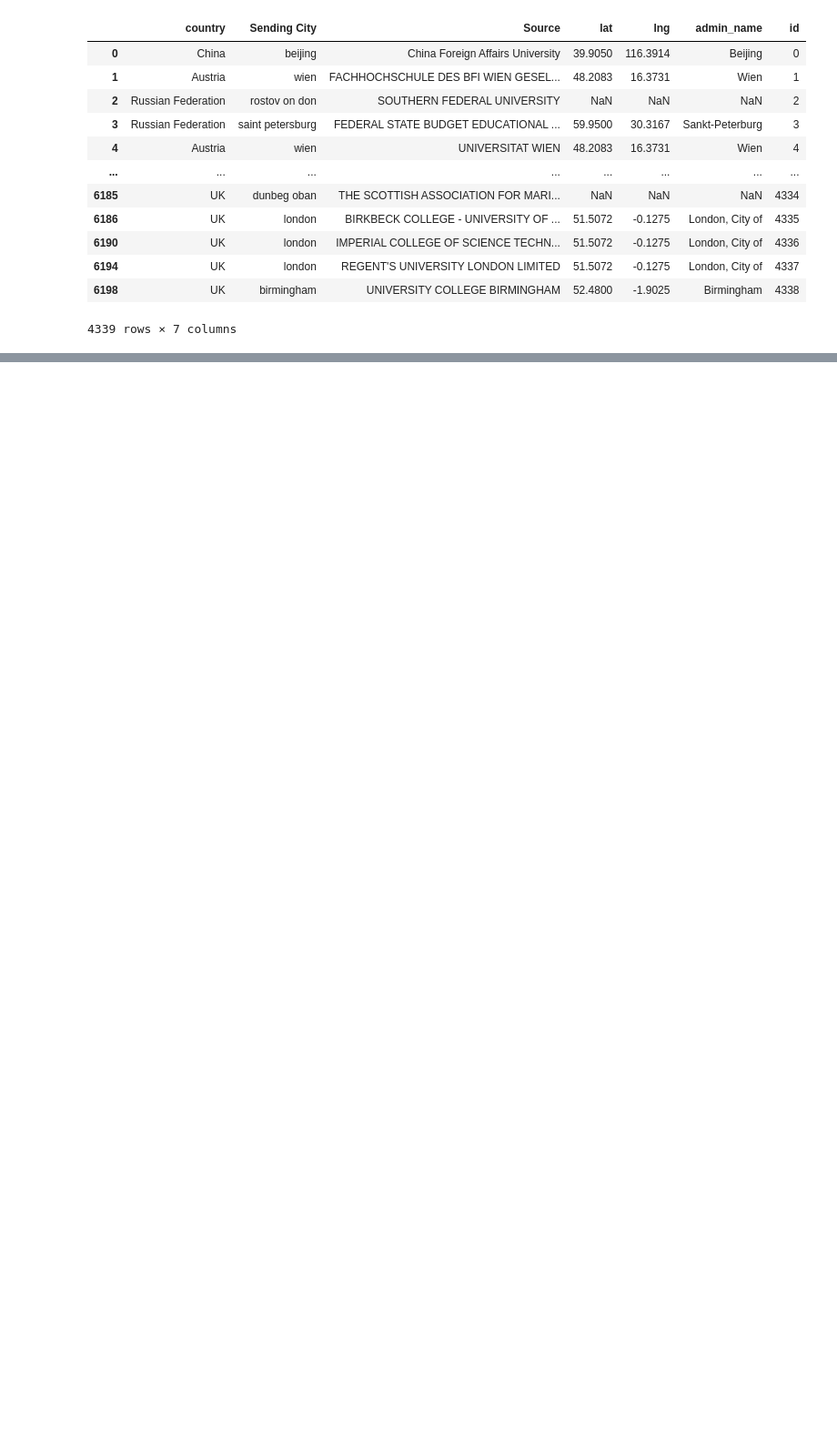
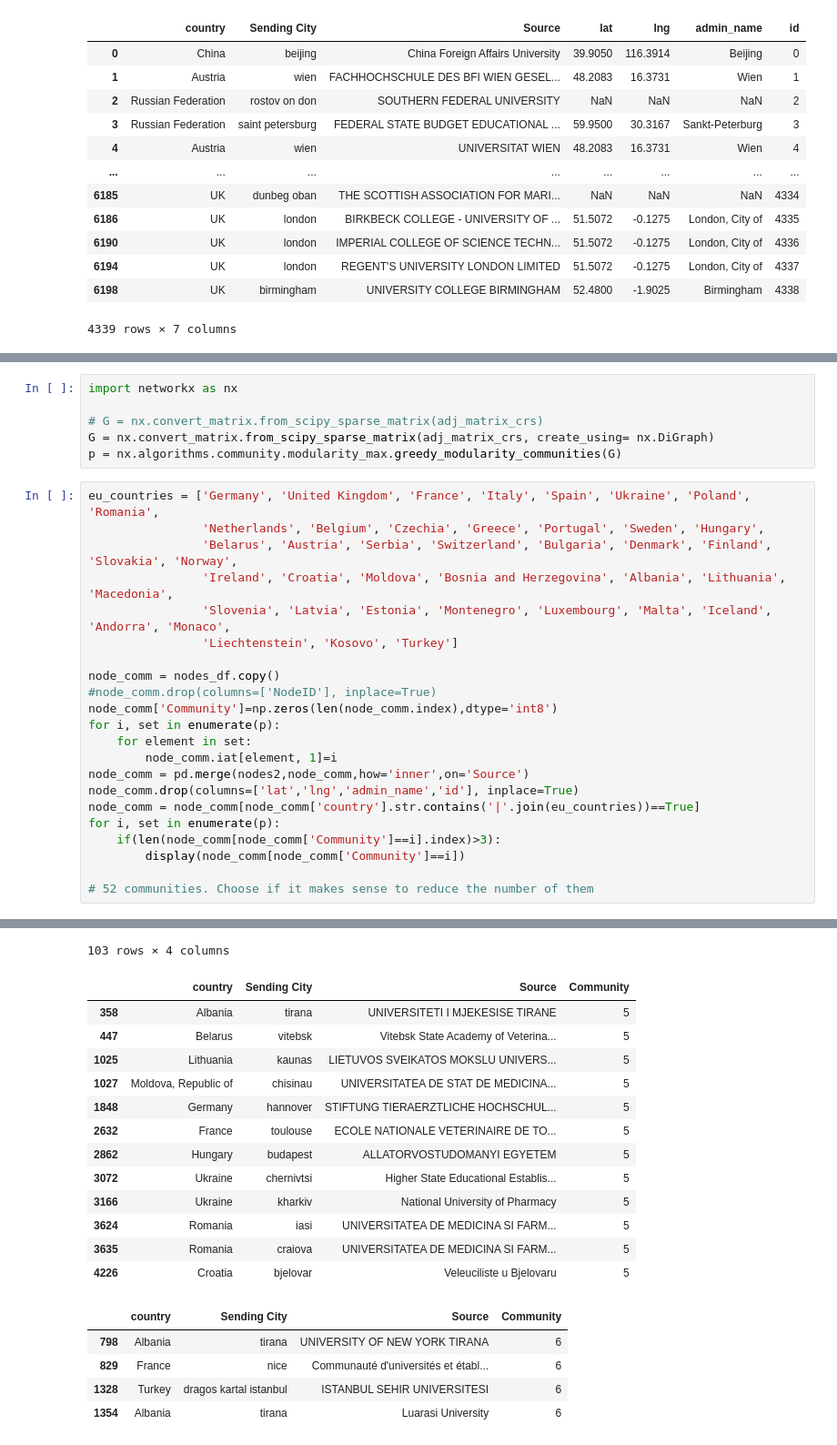
Before and after one commit to FilippoBragato/ErasmusMobilityStudy, a Jupyter notebook: universities_analysis.ipynb, the cells around one changed output, grey strips where cells are left out. Shown at 91% size. Drawn from its saved outputs; the diff is of its cells as text; blank space fills up the shorter version.

Commit message:
uni communities

```diff
--- a/universities_analysis.ipynb
+++ b/universities_analysis.ipynb
@@ -151,0 +171,29 @@ nodes2
+# %%
+import networkx as nx
+
+# G = nx.convert_matrix.from_scipy_sparse_matrix(adj_matrix_crs)
+G = nx.convert_matrix.from_scipy_sparse_matrix(adj_matrix_crs, create_using= nx.DiGraph)
+p = nx.algorithms.community.modularity_max.greedy_modularity_communities(G)
+# %%
+eu_countries = ['Germany', 'United Kingdom', 'France', 'Italy', 'Spain', 'Ukraine', 'Poland', 'Romania',
+                'Netherlands', 'Belgium', 'Czechia', 'Greece', 'Portugal', 'Sweden', 'Hungary',
+                'Belarus', 'Austria', 'Serbia', 'Switzerland', 'Bulgaria', 'Denmark', 'Finland', 'Slovakia', 'Norway',
+                'Ireland', 'Croatia', 'Moldova', 'Bosnia and Herzegovina', 'Albania', 'Lithuania', 'Macedonia',
+                'Slovenia', 'Latvia', 'Estonia', 'Montenegro', 'Luxembourg', 'Malta', 'Iceland', 'Andorra', 'Monaco',
+                'Liechtenstein', 'Kosovo', 'Turkey']
+
+node_comm = nodes_df.copy()
+#node_comm.drop(columns=['NodeID'], inplace=True)
+node_comm['Community']=np.zeros(len(node_comm.index),dtype='int8')
+for i, set in enumerate(p):
+    for element in set:
+        node_comm.iat[element, 1]=i
+node_comm = pd.merge(nodes2,node_comm,how='inner',on='Source')
+node_comm.drop(columns=['lat','lng','admin_name','id'], inplace=True)
+node_comm = node_comm[node_comm['country'].str.contains('|'.join(eu_countries))==True]
+for i, set in enumerate(p):
+    if(len(node_comm[node_comm['Community']==i].index)>3):
+        display(node_comm[node_comm['Community']==i])
+
+# 52 communities. Choose if it makes sense to reduce the number of them
+# %% [output]
@@ -151,0 +264,19 @@ nodes2
+103 rows × 4 columns
+|  | country | Sending City | Source | Community |
+| 358 | Albania | tirana | UNIVERSITETI I MJEKESISE TIRANE | 5 |
+| 447 | Belarus | vitebsk | Vitebsk State Academy of Veterina... | 5 |
+| 1025 | Lithuania | kaunas | LIETUVOS SVEIKATOS MOKSLU UNIVERS... | 5 |
+| 1027 | Moldova, Republic of | chisinau | UNIVERSITATEA DE STAT DE MEDICINA... | 5 |
+| 1848 | Germany | hannover | STIFTUNG TIERAERZTLICHE HOCHSCHUL... | 5 |
+| 2632 | France | toulouse | ECOLE NATIONALE VETERINAIRE DE TO... | 5 |
+| 2862 | Hungary | budapest | ALLATORVOSTUDOMANYI EGYETEM | 5 |
+| 3072 | Ukraine | chernivtsi | Higher State Educational Establis... | 5 |
+| 3166 | Ukraine | kharkiv | National University of Pharmacy | 5 |
+| 3624 | Romania | iasi | UNIVERSITATEA DE MEDICINA SI FARM... | 5 |
+| 3635 | Romania | craiova | UNIVERSITATEA DE MEDICINA SI FARM... | 5 |
+| 4226 | Croatia | bjelovar | Veleuciliste u Bjelovaru | 5 |
+|  | country | Sending City | Source | Community |
+| 798 | Albania | tirana | UNIVERSITY OF NEW YORK TIRANA | 6 |
+| 829 | France | nice | Communauté d'universités et établ... | 6 |
+| 1328 | Turkey | dragos kartal istanbul | ISTANBUL SEHIR UNIVERSITESI | 6 |
+| 1354 | Albania | tirana | Luarasi University | 6 |
```
Also changed, not shown: parts of 3 cells of this notebook, 1 other file.
